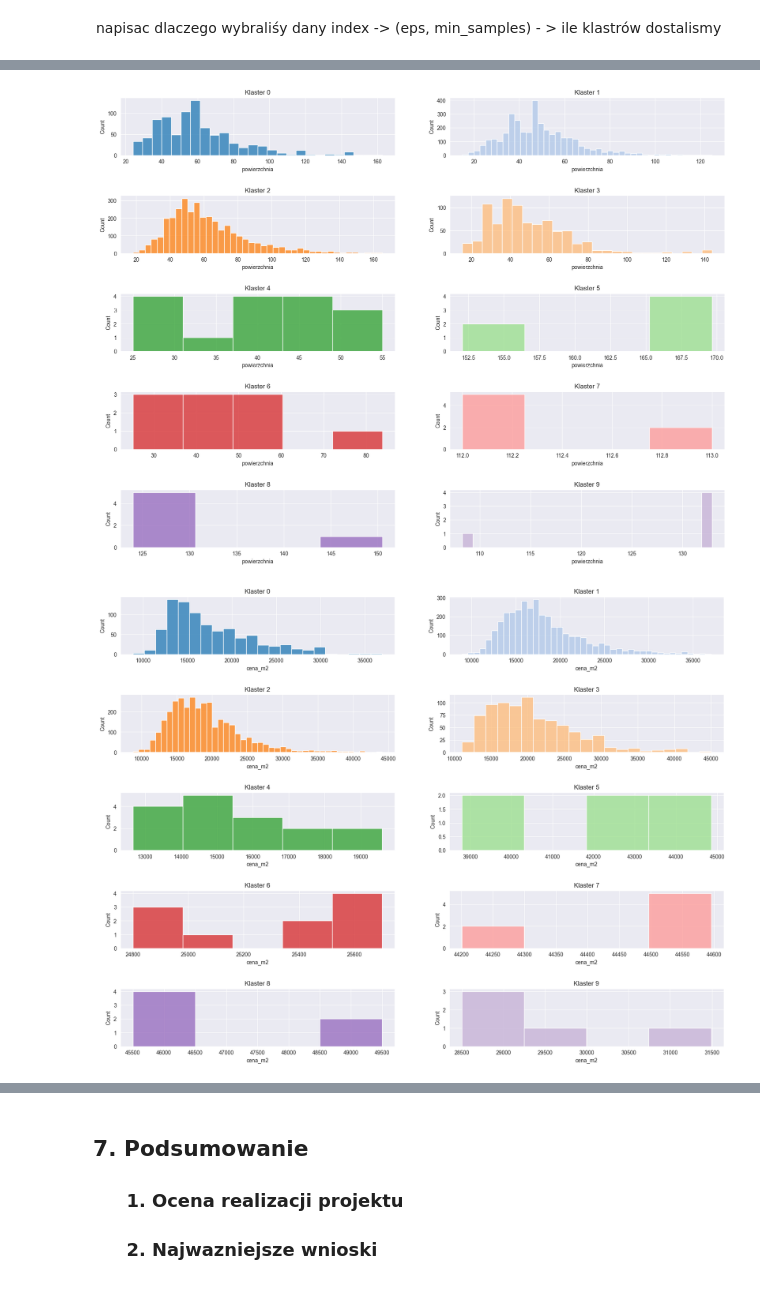
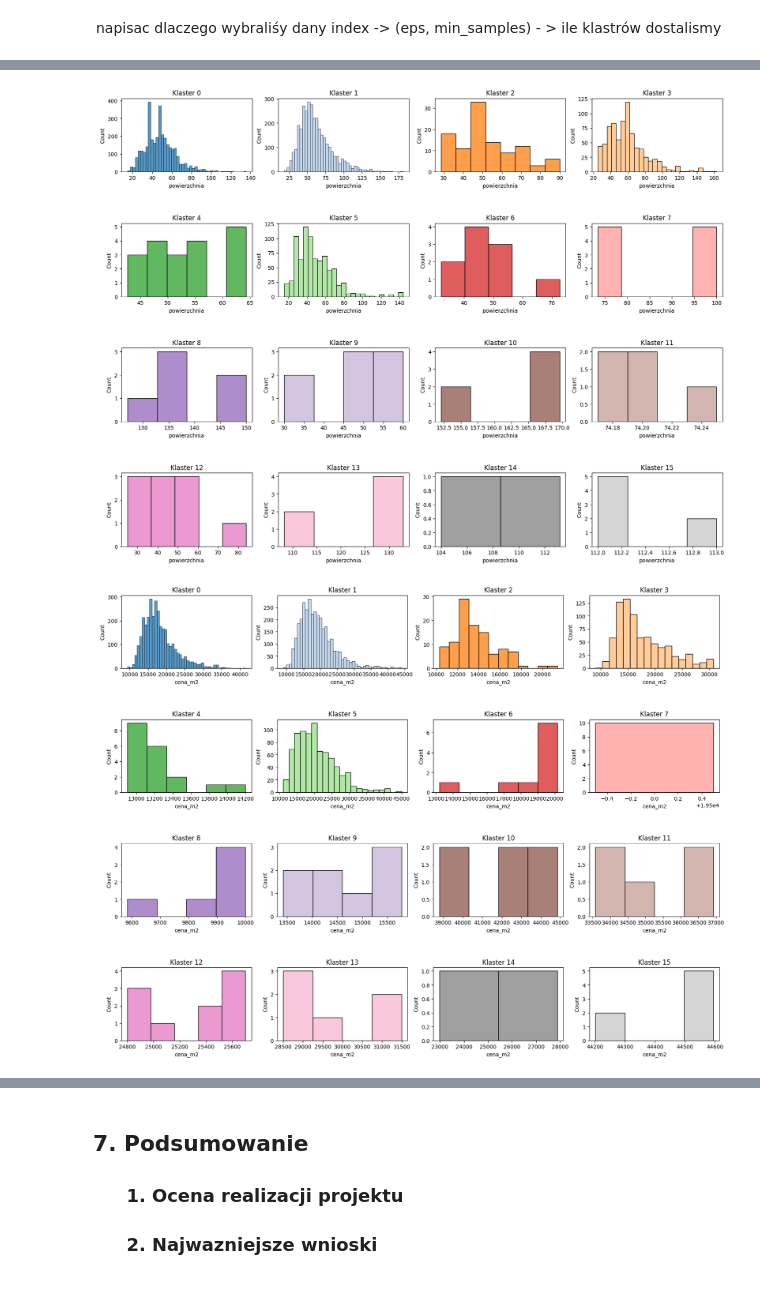
Before and after one commit to ThePhaseless/ProjectMAD, a Jupyter notebook: data_analysis.ipynb, the cells around one changed output, grey strips where cells are left out. Saved outputs shown, nothing was run; the diff lists cells and outputs as text; code cells hidden in the pictures.

```diff
--- a/data_analysis.ipynb
+++ b/data_analysis.ipynb
@@ -752,10 +794,10 @@ mpl.subplots_adjust(hspace=0.7)
 # %%
-fig, axes = mpl.subplots(5, 3, figsize = (20, 15))
+fig, axes = mpl.subplots(5, 5, figsize = (20, 15))
 
-for cluster_num in range(15):
-    posy, posx = cluster_num% 3 , cluster_num // 3
+for cluster_num in range(25):
+    posy, posx = cluster_num% 5 , cluster_num // 5
     df_cluster = df[df["Kmeans klaster"] == cluster_num]
-    sns.histplot(x=df_cluster["rok_budowy"], ax = axes[posx, posy], color = colors(cluster_num / 20))
+    sns.histplot(x=df_cluster["rok_budowy"], ax = axes[posx, posy], color = palette[cluster_num])
     axes[posx, posy].set_title(f"Klaster {cluster_num}")
 
 mpl.subplots_adjust(hspace=0.7)
@@ -784,7 +824,7 @@ def DBscan_scoring_df(data: pd.DataFrame):
 
     dictionary = {"clusters":  [], "Calinski-Harabasz":[], "Silhouette":[],"Davies-Bouldin":[], "Noise": []}
 
-    epsilon = np.arange(0.05,0.26, 0.02)
+    epsilon = np.arange(0.1,0.26, 0.02)
     min_samples = np.arange(5, 10, 1)
 
     cartesian_product = np.array(np.meshgrid(epsilon, min_samples)).T.reshape(-1, 2)
@@ -857,5 +911,5 @@ mpl.show()
 # %%
-dbscan_model = DBSCAN(eps=0.11, min_samples= 5)
+dbscan_model = DBSCAN(eps=0.19, min_samples= 5)
 dbscan_model.fit_predict(df_processed)
 
 pca_df["Klaster (DBSCAN)"] = dbscan_model.labels_
@@ -920,29 +979,29 @@ sns.kdeplot(x= df["odl_od_metra"], hue = df["DBSCAN klaster"], palette="tab20",
 # %%
-fig, axes = mpl.subplots(5, 2, figsize = (20, 15))
+fig, axes = mpl.subplots(4, 4, figsize = (20, 15))
 colors= mpl.get_cmap('tab20')
 
 
-for cluster_num in range(10): #bo mamy 15 klastrów
-    posy, posx = cluster_num% 2 , cluster_num // 2
+for cluster_num in range(16): #bo mamy 15 klastrów
+    posy, posx = cluster_num% 4 , cluster_num // 4
     df_cluster = df[df["DBSCAN klaster"] == cluster_num]
     sns.histplot(x=df_cluster["powierzchnia"], ax = axes[posx, posy], color = colors(cluster_num / 20))
     axes[posx, posy].set_title(f"Klaster {cluster_num}")
 
 mpl.subplots_adjust(hspace=0.7)
 # %% [output]
-[figure, old version]
+[figure, new version]
 # %%
-fig, axes = mpl.subplots(5, 2, figsize = (20, 15))
+fig, axes = mpl.subplots(4, 4, figsize = (20, 15))
 colors= mpl.get_cmap('tab20')
 
 
-for cluster_num in range(10): #bo mamy 15 klastrów
-    posy, posx = cluster_num% 2 , cluster_num // 2
+for cluster_num in range(16): #bo mamy 15 klastrów
+    posy, posx = cluster_num% 4 , cluster_num // 4
     df_cluster = df[df["DBSCAN klaster"] == cluster_num]
     sns.histplot(x=df_cluster["cena_m2"], ax = axes[posx, posy], color = colors(cluster_num / 20))
     axes[posx, posy].set_title(f"Klaster {cluster_num}")
 
 mpl.subplots_adjust(hspace=0.7)
 # %% [output]
-[figure, old version]
+[figure, new version]
 # %%
```
Also changed, not shown: parts of 34 cells of this notebook, 1 other file.
